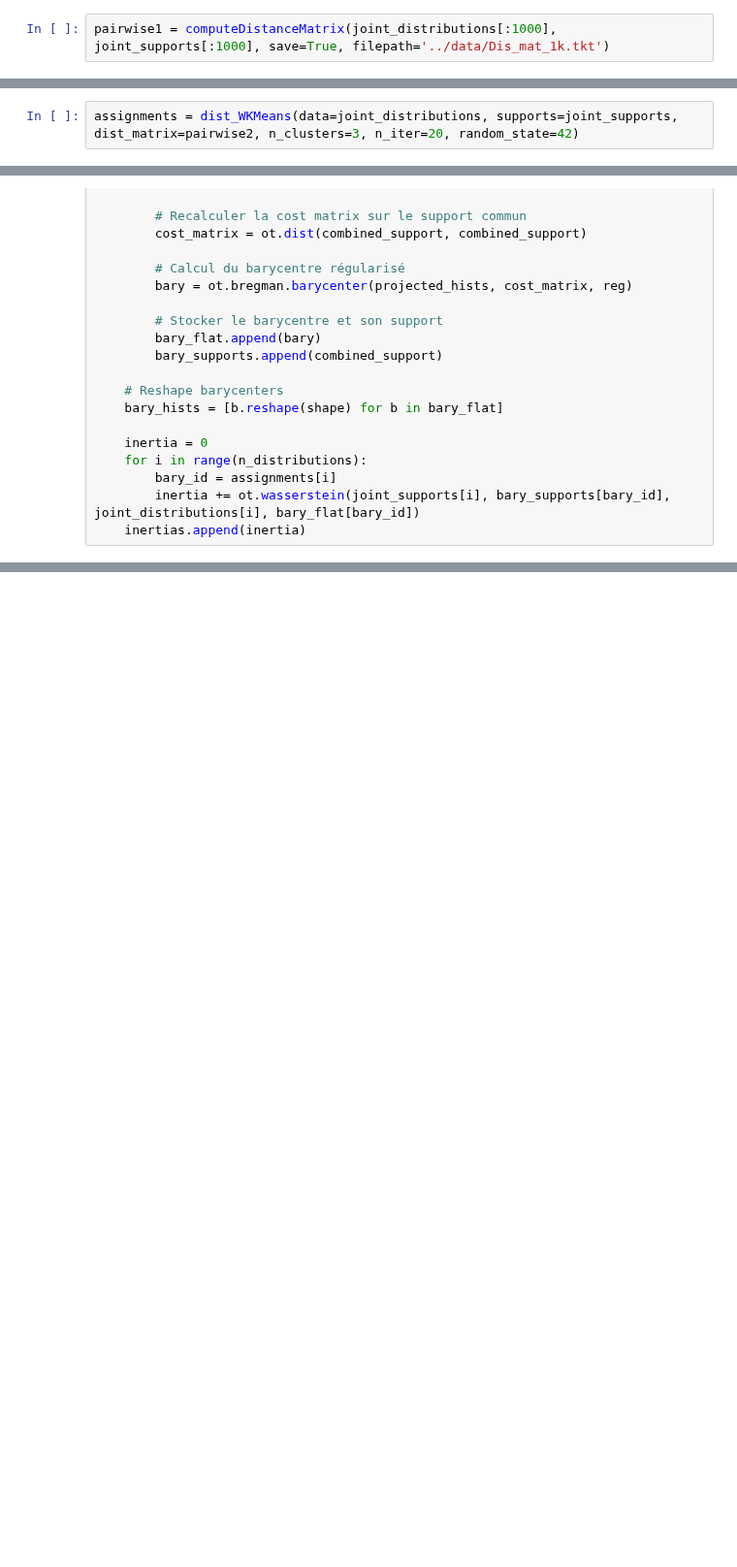
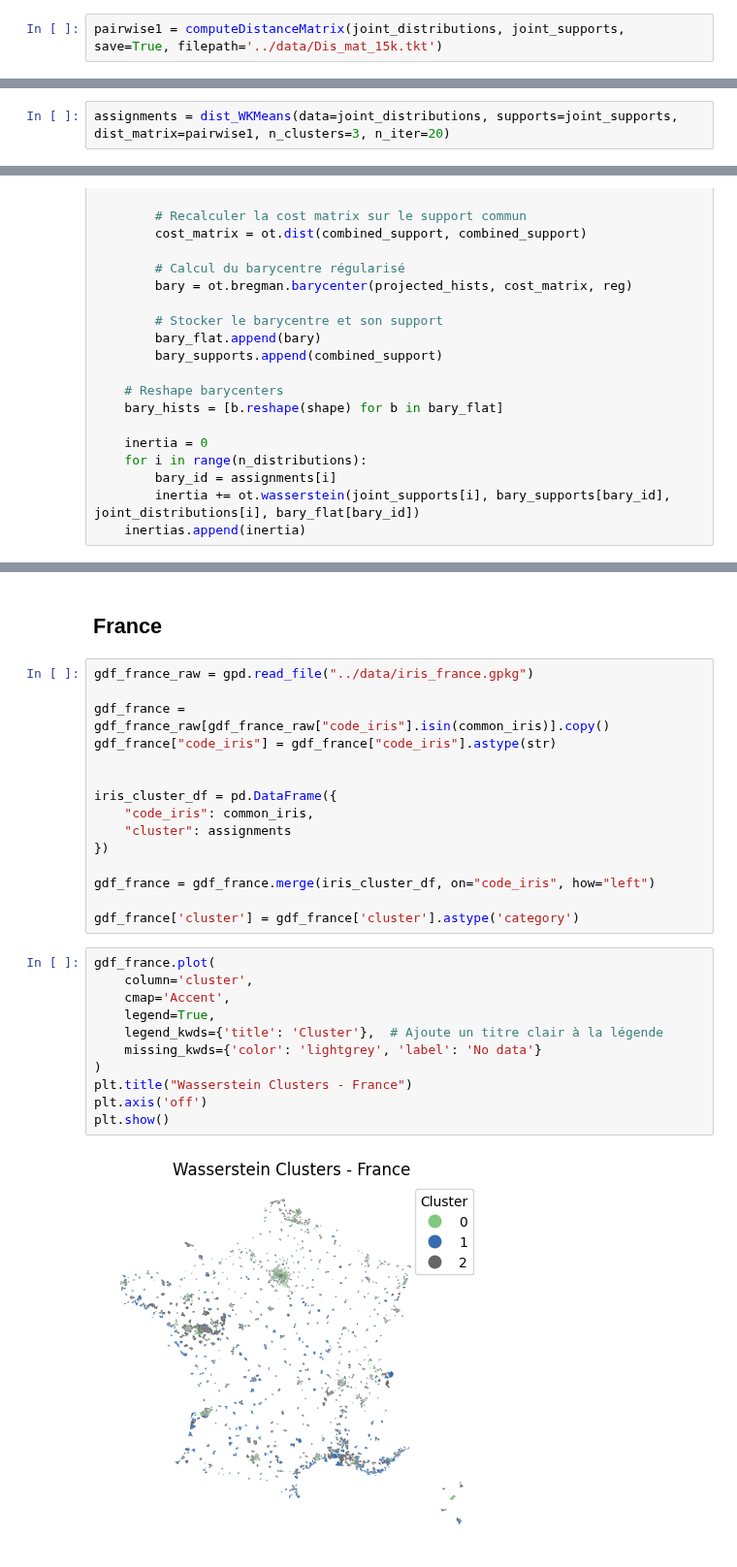
Before and after one commit to moranenzo/ML-Wasserstein, a Jupyter notebook: notebooks/IRISxAGE.ipynb, the cells around one changed output, grey strips where cells are left out. Shown at 97% size. Cells and saved outputs as stored; diff of their text form; blank space fills up the shorter version.

Commit message:
Add mapping over France and Paris

```diff
--- a/notebooks/IRISxAGE.ipynb
+++ b/notebooks/IRISxAGE.ipynb
@@ -494,5 +492,5 @@ assignments, barycenters = bary_WKMeans(
 # %% [markdown]
 ## Clustering based on pairwise distances (D-WKM)
 # %%
-pairwise1 = computeDistanceMatrix(joint_distributions[:1000], joint_supports[:1000], save=True, filepath='../data/Dis_mat_1k.tkt')
+pairwise1 = computeDistanceMatrix(joint_distributions, joint_supports, save=True, filepath='../data/Dis_mat_15k.tkt')
 # %% [output]
@@ -504,4 +502,4 @@ np.allclose(pairwise1, pairwise2)
 # %% [output]
 True
 # %%
-assignments = dist_WKMeans(data=joint_distributions, supports=joint_supports, dist_matrix=pairwise2, n_clusters=3, n_iter=20, random_state=42)
+assignments = dist_WKMeans(data=joint_distributions, supports=joint_supports, dist_matrix=pairwise1, n_clusters=3, n_iter=20)
@@ -606,0 +609,30 @@ for k_test in tqdm(k_values):
+# %% [markdown]
+## France
+# %%
+gdf_france_raw = gpd.read_file("../data/iris_france.gpkg")
+
+gdf_france = gdf_france_raw[gdf_france_raw["code_iris"].isin(common_iris)].copy()
+gdf_france["code_iris"] = gdf_france["code_iris"].astype(str)
+
+
+iris_cluster_df = pd.DataFrame({
+    "code_iris": common_iris,
+    "cluster": assignments
+})
+
+gdf_france = gdf_france.merge(iris_cluster_df, on="code_iris", how="left")
+
+gdf_france['cluster'] = gdf_france['cluster'].astype('category')
+# %%
+gdf_france.plot(
+    column='cluster',
+    cmap='Accent',
+    legend=True,
+    legend_kwds={'title': 'Cluster'},  # Ajoute un titre clair à la légende
+    missing_kwds={'color': 'lightgrey', 'label': 'No data'}
+)
+plt.title("Wasserstein Clusters - France")
+plt.axis('off')
+plt.show()
+# %% [output]
+[figure, added]
```
Also changed, not shown: parts of 9 cells of this notebook.
